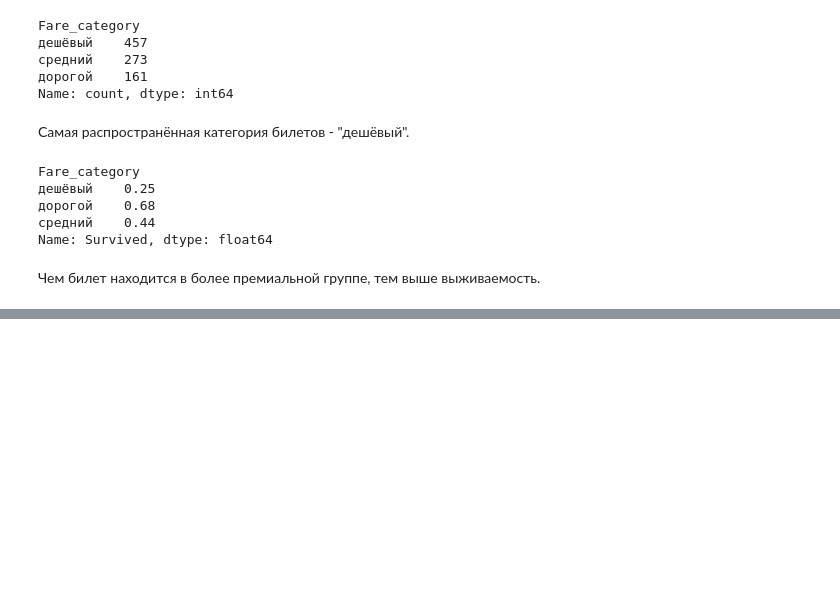
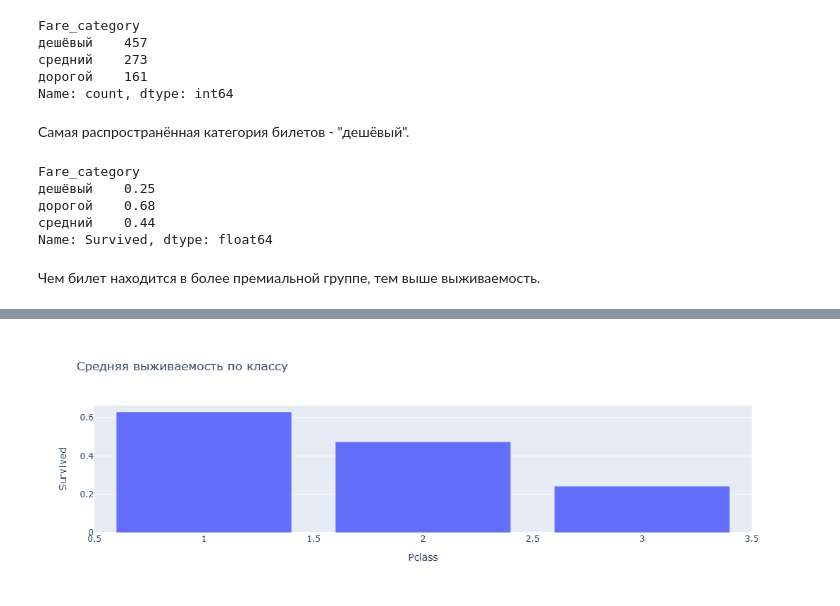
Before and after one commit to poluektovnikolaj68-droid/titanic-eda, a Jupyter notebook: titanic_practice.ipynb, the cells around one changed output, grey strips where cells are left out. Cells and saved outputs as stored; diff of their text form; code cells hidden in the pictures; blank space fills up the shorter version.

```diff
--- a/titanic_practice.ipynb
+++ b/titanic_practice.ipynb
@@ -410,0 +479,5 @@ Name: Survived, dtype: float64
+# %%
+fig = px.bar(df.groupby('Pclass')['Survived'].mean().reset_index(), x='Pclass', y='Survived', title='Средняя выживаемость по классу')
+fig.show()
+# %% [output]
+[figure, added]
```
Also changed, not shown: parts of 10 cells of this notebook.
